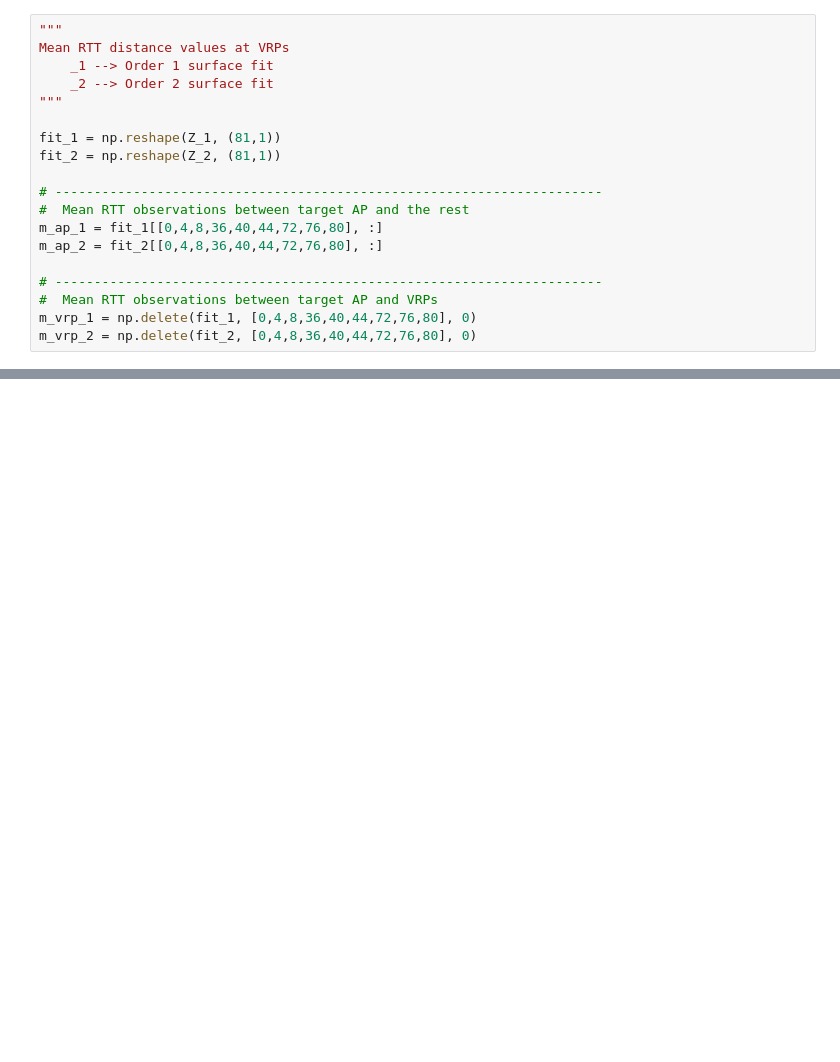
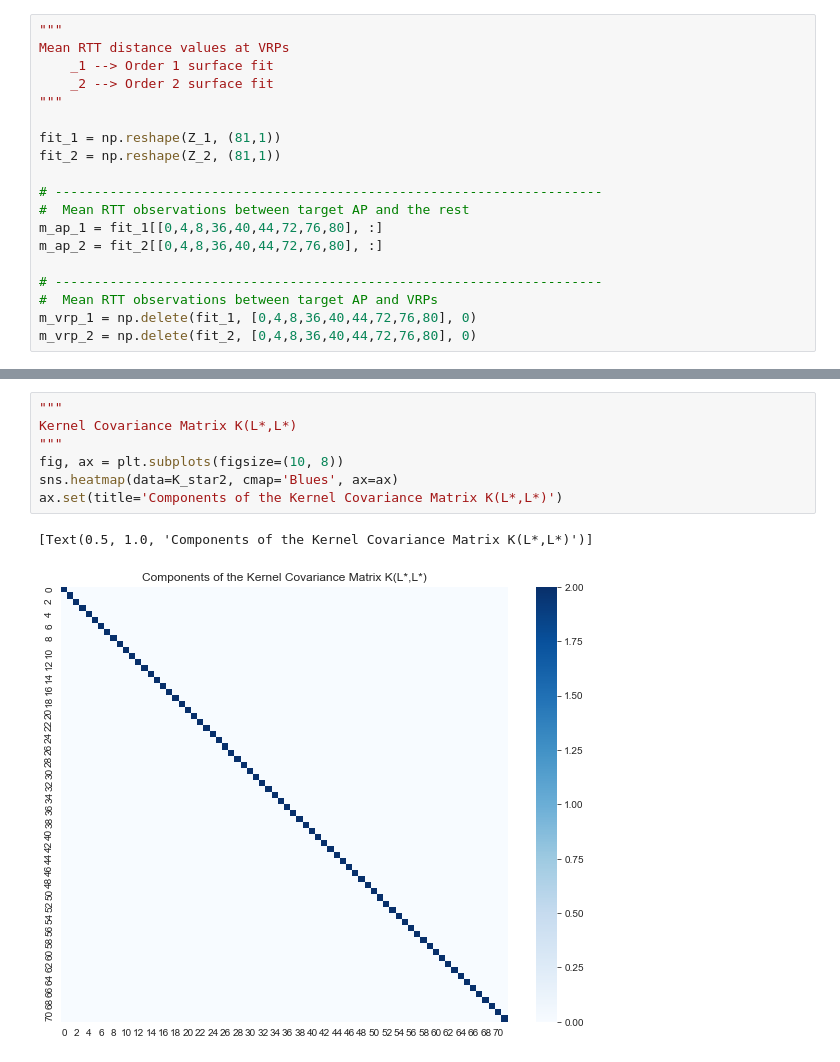
Before and after one commit to carlogattuso/Indoor_Positioning_RTT_GPR, a Jupyter notebook: src/psfm_gpr.ipynb, the cells around one changed output, grey strips where cells are left out. Drawn from its saved outputs; the diff is of its cells as text; blank space fills up the shorter version.

```diff
--- a/src/psfm_gpr.ipynb
+++ b/src/psfm_gpr.ipynb
@@ -233,0 +326,10 @@ for x,y in zip(locations[:,0],locations[:,1]):
+# %%
+"""
+Kernel Covariance Matrix K(L*,L*)
+"""
+fig, ax = plt.subplots(figsize=(10, 8))
+sns.heatmap(data=K_star2, cmap='Blues', ax=ax)
+ax.set(title='Components of the Kernel Covariance Matrix K(L*,L*)')
+# %% [output]
+[Text(0.5, 1.0, 'Components of the Kernel Covariance Matrix K(L*,L*)')]
+[figure, added]
```
Also changed, not shown: parts of 16 cells of this notebook.
